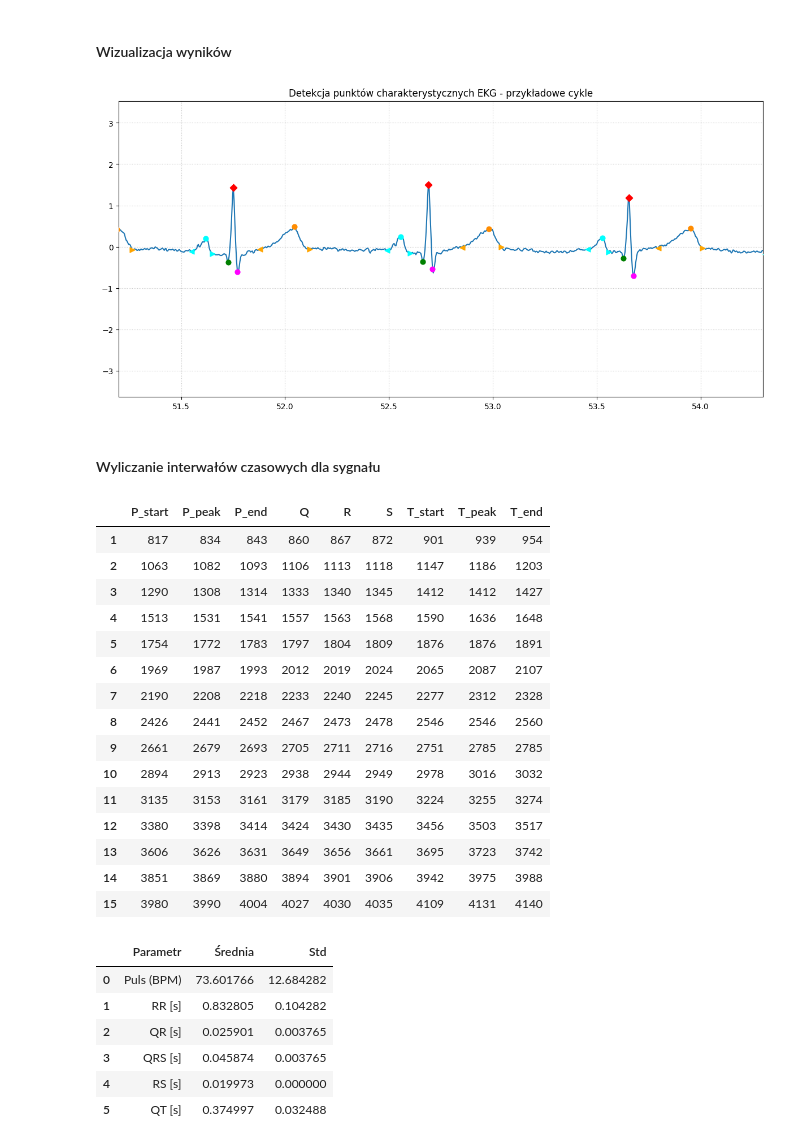
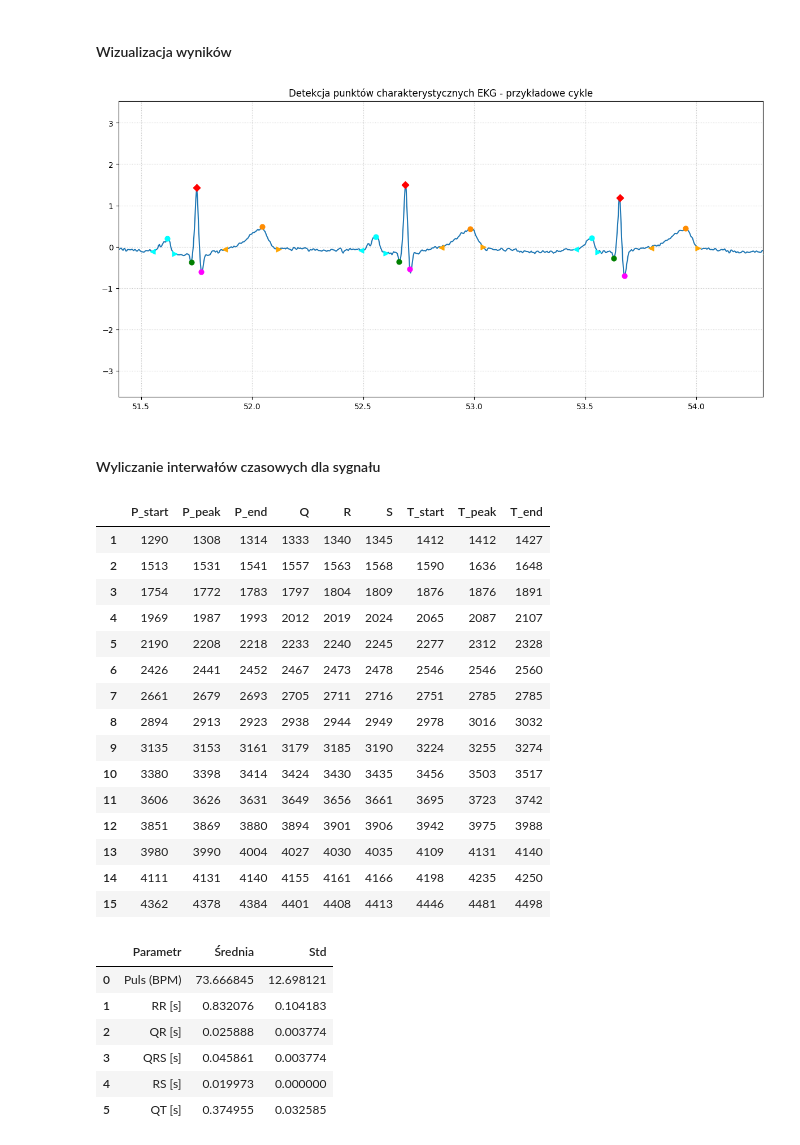
Before and after one commit to ImJaca/ECG_analysis, a Jupyter notebook: Ecg.ipynb, the cells around one changed output. Saved outputs shown, nothing was run; the diff lists cells and outputs as text; code cells hidden in the pictures.

Commit message:
Better plot

```diff
--- a/Ecg.ipynb
+++ b/Ecg.ipynb
@@ -149,7 +149,7 @@ fft_signal_plot(filtred_signal, df["Time"].values, fs=250, title="Sygnał EKG po
 #### Wykrywanie załamków QRS
 # %%
 r_peaks = signal.find_peaks(filtred_signal, distance=int(fs*0.5))[0]
-r_peaks = r_peaks[4:] # Usuwamy pierwsze 4 piki analizy
+r_peaks = r_peaks[6:] # Usuwamy pierwsze piki analizy
 
 def window(signal, center, fs, before_ms, after_ms):
     before = int(before_ms * fs / 1000)
@@ -310,29 +310,29 @@ Pominięto cykl przy R=65517, ponieważ sygnał jest tam ucięty (brak P lub T)
 # %%
 def plot_points(col_name, color, label, marker='o'):
     indices = df_peaks[col_name].values
     plt.scatter(df["Time"].values[indices], filtred_signal[indices], c=color, label=label, marker=marker, s=40, zorder=5)
 
 plt.figure(figsize=(12, 6))
 plt.plot(df["Time"], filtred_signal, label='Sygnał EKG')
 plot_points("P_start", "cyan", "P wave start", marker='<')
 plot_points("P_peak", "cyan", "P peak")
 plot_points("P_end", "cyan", "P wave end", marker='>')
 
 plot_points("Q", "green", "Q")
 plot_points("R", "red", "R", marker='D')
 plot_points("S", "magenta", "S")
 
 plot_points("T_start", "orange", "T wave start", marker='<')
 plot_points("T_peak", "darkorange", "T wave peak")
 plot_points("T_end", "orange", "T wave end", marker='>')
 
-plt.xlim(51.2, 54.3)
+plt.xlim(51.4, 54.3)
 plt.title("Detekcja punktów charakterystycznych EKG - przykładowe cykle")
 plt.grid(True, linestyle=':', alpha=0.7)
 plt.tight_layout()
 plt.show()
 # %% [output]
-[figure, old version]
+[figure, new version]
 # %% [markdown]
 #### Wyliczanie interwałów czasowych dla sygnału
 # %%
@@ -340,21 +340,21 @@ df_peaks.index = df_peaks.index + 1
 df_peaks.head(15)
 # %% [output]
 |  | P_start | P_peak | P_end | Q | R | S | T_start | T_peak | T_end |
-| 1 | 817 | 834 | 843 | 860 | 867 | 872 | 901 | 939 | 954 |
-| 2 | 1063 | 1082 | 1093 | 1106 | 1113 | 1118 | 1147 | 1186 | 1203 |
-| 3 | 1290 | 1308 | 1314 | 1333 | 1340 | 1345 | 1412 | 1412 | 1427 |
-| 4 | 1513 | 1531 | 1541 | 1557 | 1563 | 1568 | 1590 | 1636 | 1648 |
-| 5 | 1754 | 1772 | 1783 | 1797 | 1804 | 1809 | 1876 | 1876 | 1891 |
-| 6 | 1969 | 1987 | 1993 | 2012 | 2019 | 2024 | 2065 | 2087 | 2107 |
-| 7 | 2190 | 2208 | 2218 | 2233 | 2240 | 2245 | 2277 | 2312 | 2328 |
-| 8 | 2426 | 2441 | 2452 | 2467 | 2473 | 2478 | 2546 | 2546 | 2560 |
-| 9 | 2661 | 2679 | 2693 | 2705 | 2711 | 2716 | 2751 | 2785 | 2785 |
-| 10 | 2894 | 2913 | 2923 | 2938 | 2944 | 2949 | 2978 | 3016 | 3032 |
-| 11 | 3135 | 3153 | 3161 | 3179 | 3185 | 3190 | 3224 | 3255 | 3274 |
-| 12 | 3380 | 3398 | 3414 | 3424 | 3430 | 3435 | 3456 | 3503 | 3517 |
-| 13 | 3606 | 3626 | 3631 | 3649 | 3656 | 3661 | 3695 | 3723 | 3742 |
-| 14 | 3851 | 3869 | 3880 | 3894 | 3901 | 3906 | 3942 | 3975 | 3988 |
-| 15 | 3980 | 3990 | 4004 | 4027 | 4030 | 4035 | 4109 | 4131 | 4140 |
+| 1 | 1290 | 1308 | 1314 | 1333 | 1340 | 1345 | 1412 | 1412 | 1427 |
+| 2 | 1513 | 1531 | 1541 | 1557 | 1563 | 1568 | 1590 | 1636 | 1648 |
+| 3 | 1754 | 1772 | 1783 | 1797 | 1804 | 1809 | 1876 | 1876 | 1891 |
+| 4 | 1969 | 1987 | 1993 | 2012 | 2019 | 2024 | 2065 | 2087 | 2107 |
+| 5 | 2190 | 2208 | 2218 | 2233 | 2240 | 2245 | 2277 | 2312 | 2328 |
+| 6 | 2426 | 2441 | 2452 | 2467 | 2473 | 2478 | 2546 | 2546 | 2560 |
+| 7 | 2661 | 2679 | 2693 | 2705 | 2711 | 2716 | 2751 | 2785 | 2785 |
+| 8 | 2894 | 2913 | 2923 | 2938 | 2944 | 2949 | 2978 | 3016 | 3032 |
+| 9 | 3135 | 3153 | 3161 | 3179 | 3185 | 3190 | 3224 | 3255 | 3274 |
+| 10 | 3380 | 3398 | 3414 | 3424 | 3430 | 3435 | 3456 | 3503 | 3517 |
+| 11 | 3606 | 3626 | 3631 | 3649 | 3656 | 3661 | 3695 | 3723 | 3742 |
+| 12 | 3851 | 3869 | 3880 | 3894 | 3901 | 3906 | 3942 | 3975 | 3988 |
+| 13 | 3980 | 3990 | 4004 | 4027 | 4030 | 4035 | 4109 | 4131 | 4140 |
+| 14 | 4111 | 4131 | 4140 | 4155 | 4161 | 4166 | 4198 | 4235 | 4250 |
+| 15 | 4362 | 4378 | 4384 | 4401 | 4408 | 4413 | 4446 | 4481 | 4498 |
 # %%
 
 rr_intervals = np.diff(df_peaks['R']) / fs
@@ -386,9 +386,9 @@ stats = pd.DataFrame({
 stats.head(6)
 # %% [output]
 |  | Parametr | Średnia | Std |
-| 0 | Puls (BPM) | 73.601766 | 12.684282 |
-| 1 | RR [s] | 0.832805 | 0.104282 |
-| 2 | QR [s] | 0.025901 | 0.003765 |
-| 3 | QRS [s] | 0.045874 | 0.003765 |
+| 0 | Puls (BPM) | 73.666845 | 12.698121 |
+| 1 | RR [s] | 0.832076 | 0.104183 |
+| 2 | QR [s] | 0.025888 | 0.003774 |
+| 3 | QRS [s] | 0.045861 | 0.003774 |
 | 4 | RS [s] | 0.019973 | 0.000000 |
-| 5 | QT [s] | 0.374997 | 0.032488 |
+| 5 | QT [s] | 0.374955 | 0.032585 |
```
Also changed, not shown: parts of 1 cell of this notebook.
